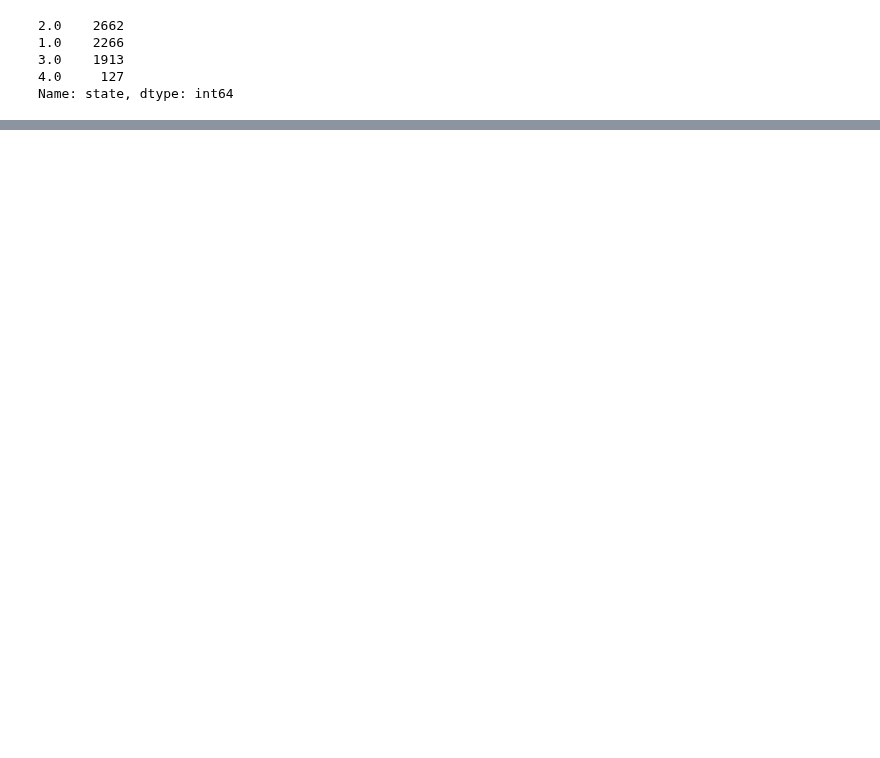
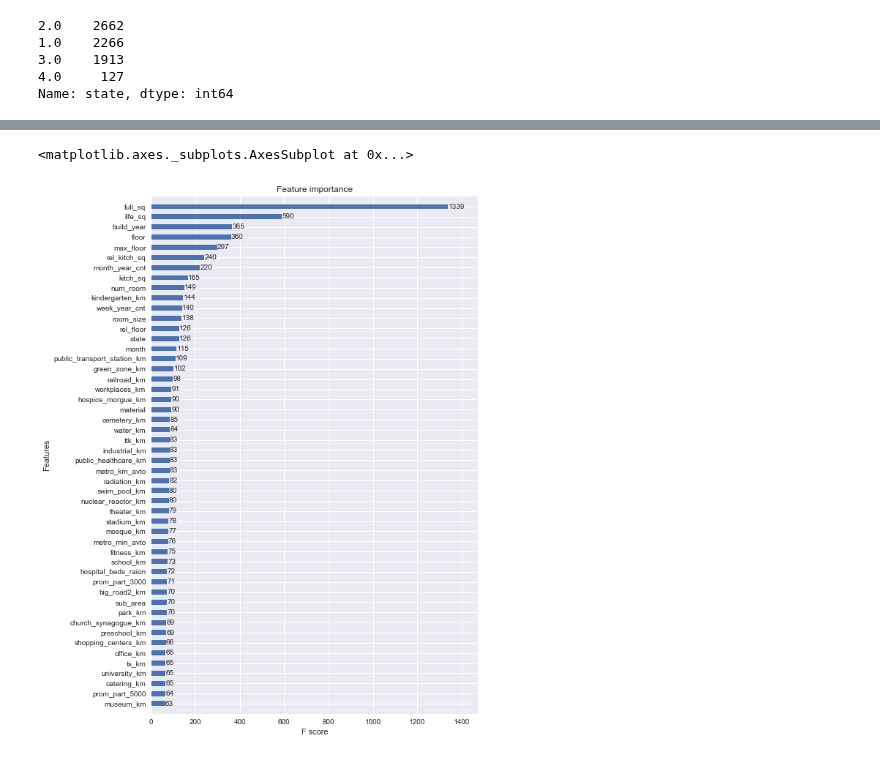
Before and after one commit to JCreeks/SyberbankHousingPrice, a Jupyter notebook: Initial_XGB.ipynb, the cells around one changed output, grey strips where cells are left out. Saved outputs shown, nothing was run; the diff lists cells and outputs as text; code cells hidden in the pictures; blank space fills up the shorter version.

```diff
--- a/Initial_XGB.ipynb
+++ b/Initial_XGB.ipynb
@@ -109,0 +266,18 @@ Name: state, dtype: int64
+# %%
+num_boost_rounds = len(cv_output)
+model = xgb.train(dict(xgb_params, silent=0), dtrain, num_boost_round=num_boost_rounds)
+
+#fig, ax = plt.subplots(1, 1, figsize=(8, 13))
+#xgb.plot_importance(model, max_num_features=50, height=0.5, ax=ax)
+
+y_predict = model.predict(dtest)
+#y_predict = np.round(y_predict)#np.round(y_predict * 0.99)
+output = pd.DataFrame({'id': id_test, 'price_doc': y_predict})
+
+output.to_csv('submission_may29_2.csv', index=False)
+# %%
+fig, ax = plt.subplots(1, 1, figsize=(8, 13))
+xgb.plot_importance(model, max_num_features=50, height=0.5, ax=ax)
+# %% [output]
+<matplotlib.axes._subplots.AxesSubplot at 0x...>
+[figure, added]
```
Also changed, not shown: parts of 10 cells of this notebook, 1 other file.
